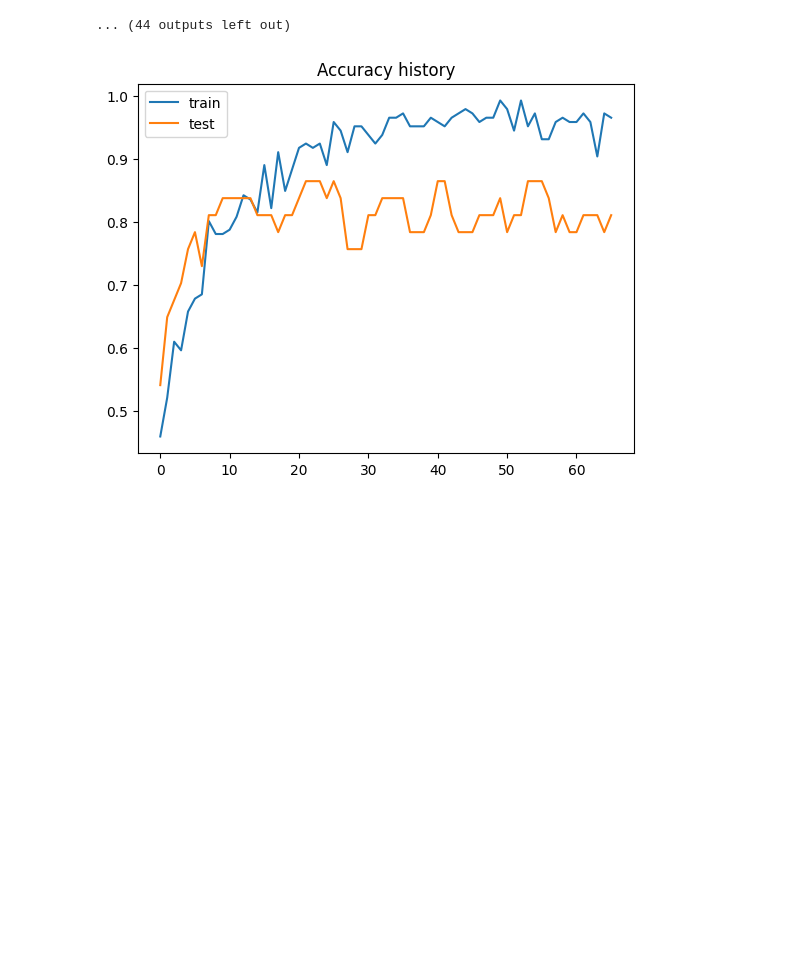
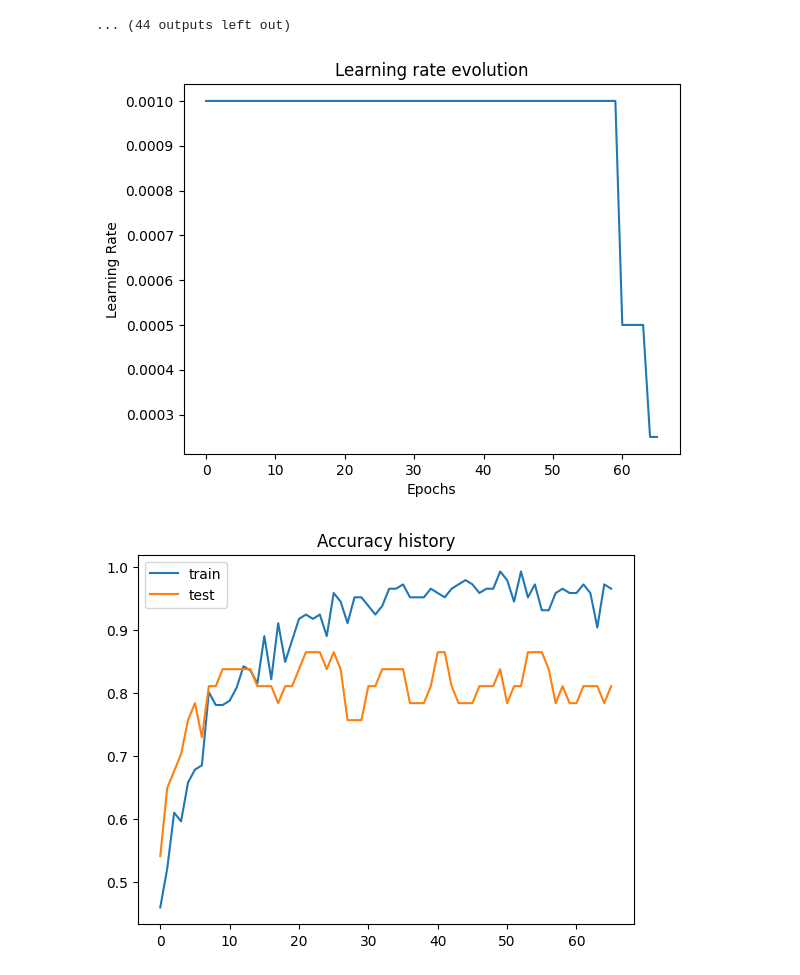
Before and after one commit to latall1017/MLB_PROJECT, a Jupyter notebook: Projet_MLB.ipynb, the cells around one changed output. Saved outputs shown, nothing was run; the diff lists cells and outputs as text; code cells hidden in the pictures; blank space fills up the shorter version.

Commit message:
Learning rate ploting ajouté...

```diff
--- a/Projet_MLB.ipynb
+++ b/Projet_MLB.ipynb
@@ -234,6 +238,14 @@ weighted avg       0.79      0.78      0.79        79
 3/3 ━━━━━━━━━━━━━━━━━━━━ 0s 33ms/step
 [figure]
 ... (44 outputs left out)
+# %%
+plt.plot(results_nn["history"]["learning_rate"])
+plt.xlabel("Epochs")
+plt.ylabel("Learning Rate")
+plt.title("Learning rate evolution")
+plt.show()
+# %% [output]
+[figure, added]
 # %%
 plt.plot(results_nn["history"]["accuracy"],label="train")
 plt.plot(results_nn["history"]["val_accuracy"],label="test")
```
Also changed, not shown: parts of 1 cell of this notebook, 1 other file.
